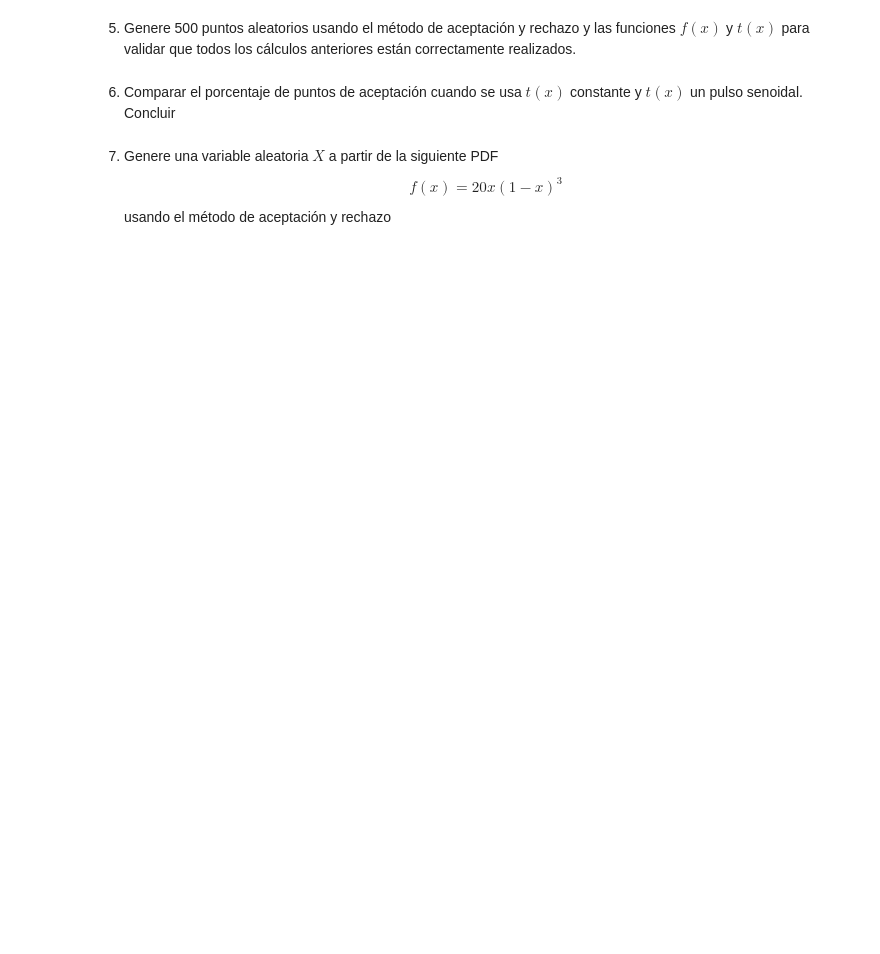
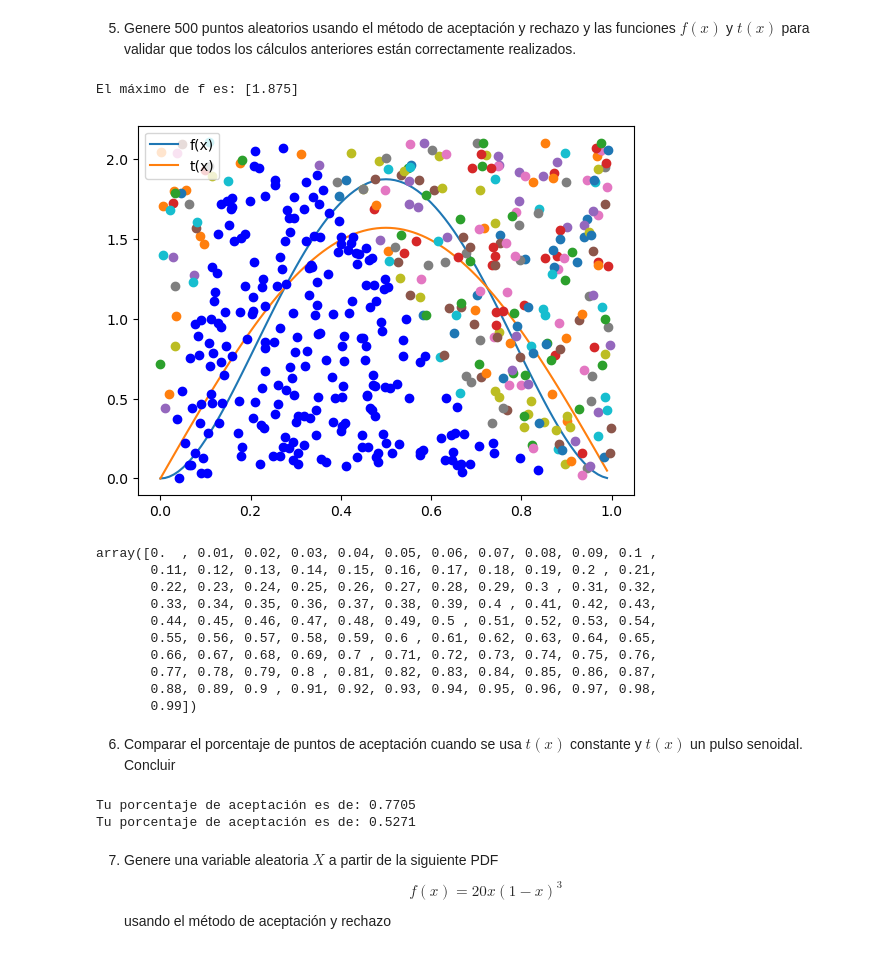
Before and after one commit to DPastranaV/Tarea5_DPastrana_IJimenez, a Jupyter notebook: Tarea_5.ipynb, the cells around one changed output. Drawn from its saved outputs; the diff is of its cells as text; code cells hidden in the pictures; blank space fills up the shorter version.

```diff
--- a/Tarea_5.ipynb
+++ b/Tarea_5.ipynb
@@ -39,7 +174,72 @@ Responda los siguientes literales:
 # %% [markdown]
 5. Genere 500 puntos aleatorios usando el método de aceptación y rechazo y las funciones $f(x)$ y $t(x)$ para validar que todos los cálculos anteriores están correctamente realizados.
+# %%
+# Código del estudiante 1
+
+f = lambda x: 30*(x**2 - 2*x**3 + x**4)
+
+max_f = f(optimize.fmin(lambda x:-f(x), 0, disp = False))
+
+t = lambda x: np.sin(np.pi * x)/(2/np.pi)
+
+# Rango donde se graficará las funciones
+x = np.arange(0, 1, 0.01)
+print("El máximo de f es:", max_f)
+
+# Gráficas de las funciones
+plt.plot(x, f(x), label = "f(x)")
+plt.plot(x, t(x), label = "t(x)")
+plt.legend()
+
+# Validación del método
+N = 500 # puntos a simular
+# Como estoy tomando t(x) constante solo es necesario generar valores aleatorios U~(0,1)
+R2 = np.random.rand(N)
+R1 = np.random.rand(N)
+
+# Prueba de función creada
+Acep_rechazo(R2, R1, f, t)
+# %% [output]
+El máximo de f es: [1.875]
+[figure, added]
+array([0.  , 0.01, 0.02, 0.03, 0.04, 0.05, 0.06, 0.07, 0.08, 0.09, 0.1 ,
+       0.11, 0.12, 0.13, 0.14, 0.15, 0.16, 0.17, 0.18, 0.19, 0.2 , 0.21,
+       0.22, 0.23, 0.24, 0.25, 0.26, 0.27, 0.28, 0.29, 0.3 , 0.31, 0.32,
+       0.33, 0.34, 0.35, 0.36, 0.37, 0.38, 0.39, 0.4 , 0.41, 0.42, 0.43,
+       0.44, 0.45, 0.46, 0.47, 0.48, 0.49, 0.5 , 0.51, 0.52, 0.53, 0.54,
+       0.55, 0.56, 0.57, 0.58, 0.59, 0.6 , 0.61, 0.62, 0.63, 0.64, 0.65,
+       0.66, 0.67, 0.68, 0.69, 0.7 , 0.71, 0.72, 0.73, 0.74, 0.75, 0.76,
+       0.77, 0.78, 0.79, 0.8 , 0.81, 0.82, 0.83, 0.84, 0.85, 0.86, 0.87,
+       0.88, 0.89, 0.9 , 0.91, 0.92, 0.93, 0.94, 0.95, 0.96, 0.97, 0.98,
+       0.99])
 # %% [markdown]
 6. Comparar el porcentaje de puntos de aceptación cuando se usa $t(x)$ constante y $t(x)$ un pulso senoidal. Concluir
+# %%
+# Código del estudiante 1
+
+def Acep_rechazo(R2: "Variables distribuidas en g(x)",
+         R1: "Variables distribuidas U~U(0,1)",
+         f: "Función objetivo",
+         t: "Función que maximiza f",
+         N: "Número de simulaciones"):
+    fx= f(R1)
+    tx= t(R1)
+    cond= tx * R2 <= fx
+    return print(f'Tu porcentaje de aceptación es de: {sum(cond)/N}')
+N = 10000
+R2 = np.random.rand(N)
+R1 = np.random.rand(N)
+
+#funcion sin senos
+t1 = lambda x: (max_f * np.ones(len(x)))
+
+#Función t(x) senoidal
+Acep_rechazo(R2, R1, f, t, 10000)
+#Función t(x) sin seno
+Acep_rechazo(R2, R1, f, t1, 10000)
+# %% [output]
+Tu porcentaje de aceptación es de: 0.7705
+Tu porcentaje de aceptación es de: 0.5271
 # %% [markdown]
 7. Genere una variable aleatoria $X$ a partir de la siguiente PDF
 $$f(x)=20x(1-x)^3$$
```
Also changed, not shown: parts of 8 cells of this notebook.
